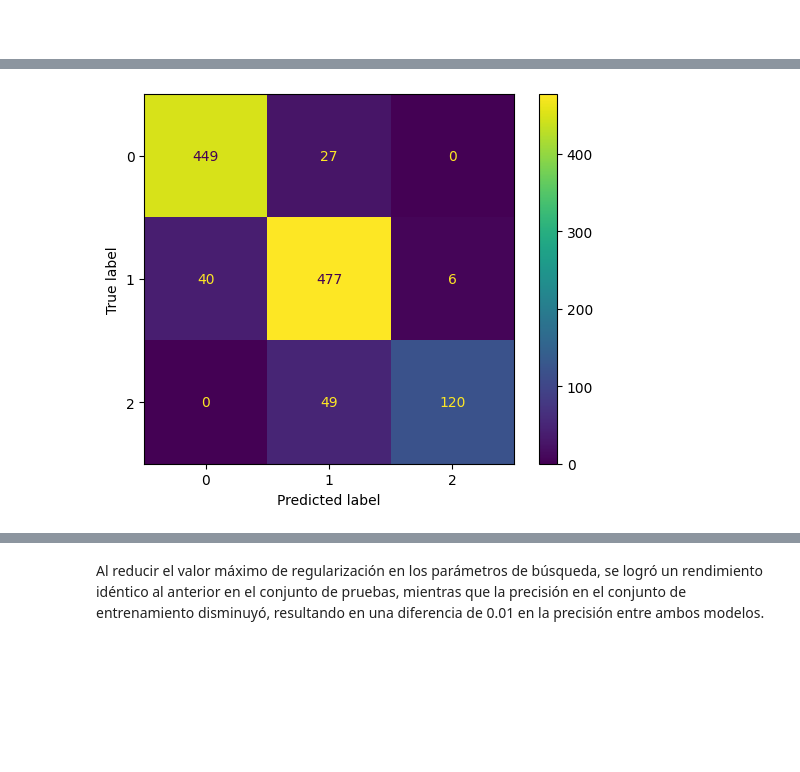
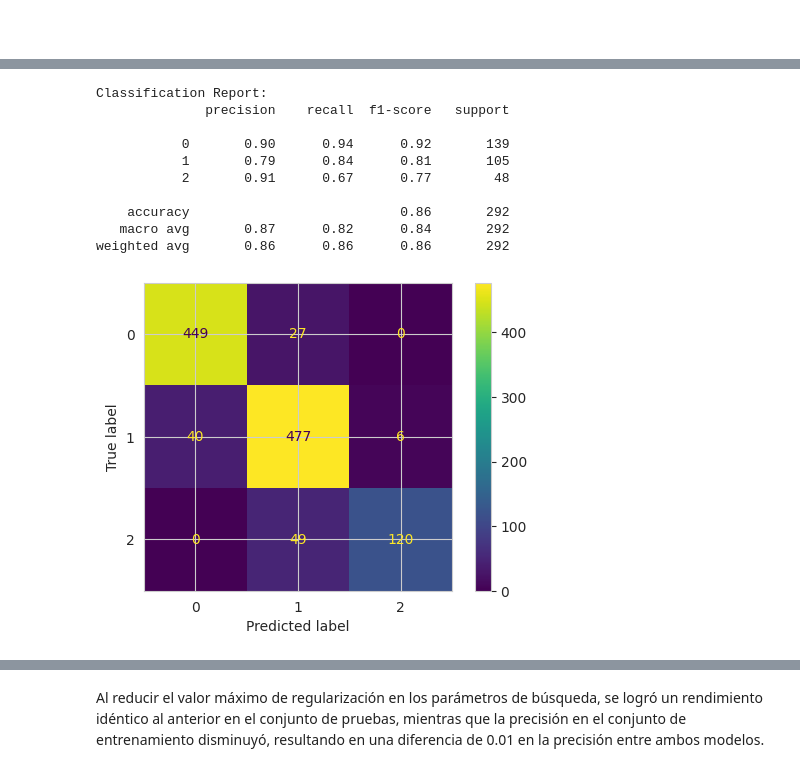
Before and after one commit to Andrea-gt/dm-hw-smv, a Jupyter notebook: dm_hw_svm.ipynb, the cells around one changed output, grey strips where cells are left out. Drawn from its saved outputs; the diff is of its cells as text; code cells hidden in the pictures; blank space fills up the shorter version.

```diff
--- a/dm_hw_svm.ipynb
+++ b/dm_hw_svm.ipynb
@@ -286,15 +388,32 @@ plt.show()
 # %% [markdown]
 ##
 # %%
+# Initialize Support Vector Classifier with RBF kernel
 clf = SVC(kernel="rbf")
-_=clf.fit(X_train, y_train)
+_ = clf.fit(X_train, y_train)
+
+# Define a dictionary of parameters for grid search
 param_grid = {
-    'C': (0.01, 0.1, 1, 5,16,32),
-    'gamma':(0.0000000002,0.00002,0.01,0.1,20,200 )
+    'C': (0.01, 0.1, 1, 5, 16, 32),  # Values for regularization parameter C
+    'gamma': (0.0000000002, 0.00002, 0.01, 0.1, 20, 200)  # Values for gamma
 }
-model_grid_search_rbf = GridSearchCV(clf, param_grid=param_grid, n_jobs=2, cv=10)
-model_grid_search_rbf.fit(X_train, y_train)
-accuracy = model_grid_search_rbf.score(X_test, y_test)
-print("Accuracy:", accuracy)
-print("Best parameters:", model_grid_search_rbf.best_params_)
+
+# Initialize GridSearchCV with the classifier, parameter grid, number of jobs, and cross-validation folds
+grid_search_rbf = GridSearchCV(clf, param_grid=param_grid, n_jobs=2, cv=10)
+
+# Fit GridSearchCV to the training data
+grid_search_rbf.fit(X_train, y_train)
+
+# Calculate accuracy scores on both the test and train data
+accuracy_test = grid_search_rbf.score(X_test, y_test)
+accuracy_train = grid_search_rbf.score(X_train, y_train)
+
+# Print the accuracy scores
+print("Test Accuracy:", accuracy_test)
+print("Train Accuracy:", accuracy_train)
+
+# Print the best parameters found by GridSearchCV
+print("Best Parameters:")
+for param, value in grid_search_rbf.best_params_.items():
+    print(f"{param}: {value}")
 # %% [output]
@@ -320,10 +448,27 @@ Accuracy: 0.8955479452054794
+# %%
+# Classification report
+print(f'Classification Report: \n{classification_report(y_test, y_pred)}')
+# %% [output]
+Classification Report:
+              precision    recall  f1-score   support
+
+           0       0.90      0.94      0.92       139
+           1       0.79      0.84      0.81       105
+           2       0.91      0.67      0.77        48
+
+    accuracy                           0.86       292
+   macro avg       0.87      0.82      0.84       292
+weighted avg       0.86      0.86      0.86       292
 # %%
+# Generating predictions on the train data using the best model found by GridSearchCV
+y_pred = grid_search_rbf.predict(X_train)
+
 # Calculating the confusion matrix using the true labels and predicted labels
 confusionMatrix = confusion_matrix(y_train, y_pred)
 cmDisplay = ConfusionMatrixDisplay(confusion_matrix=confusionMatrix)
 
 # Plotting the confusion matrix
 cmDisplay.plot()
 plt.show()
 # %% [output]
-[figure, old version]
+[figure, new version]
```
Also changed, not shown: parts of 32 cells of this notebook.
